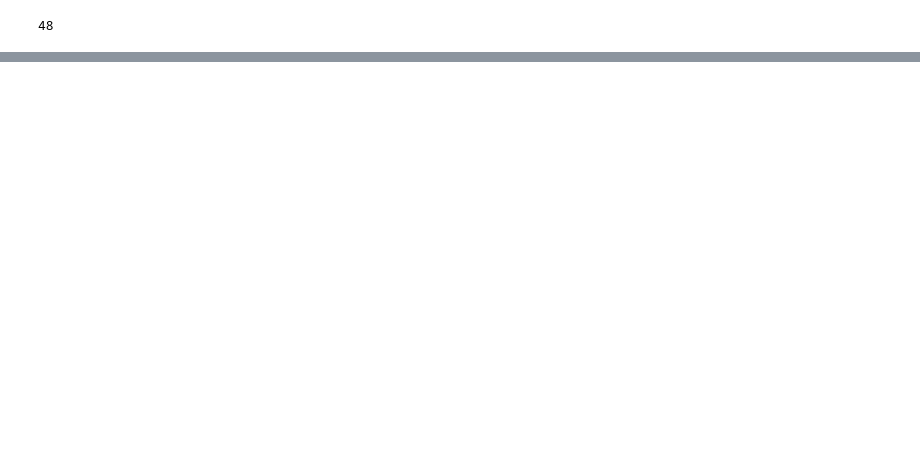
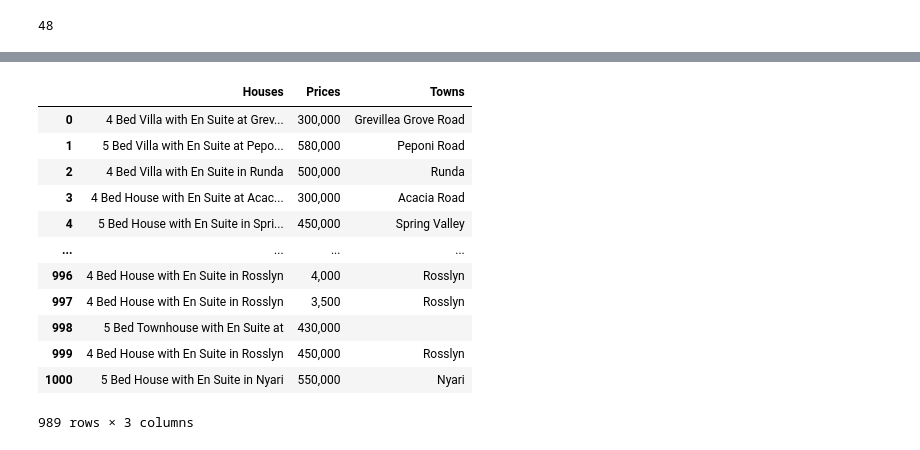
Before and after one commit to JaqenIzo/Rental_Houses_Website_Web-_Scraping_Analysis, a Jupyter notebook: Rentals/main.ipynb, the cells around one changed output, grey strips where cells are left out. Drawn from its saved outputs; the diff is of its cells as text; code cells hidden in the pictures; blank space fills up the shorter version.

```diff
--- a/Rentals/main.ipynb
+++ b/Rentals/main.ipynb
@@ -120,0 +135,16 @@ dfHouses
+# %%
+dfHouses[dfHouses['Houses'].str.contains('with')]
+# %% [output]
+|  | Houses | Prices | Towns |
+| 0 | 4 Bed Villa with En Suite at Grev... | 300,000 | Grevillea Grove Road |
+| 1 | 5 Bed Villa with En Suite at Pepo... | 580,000 | Peponi Road |
+| 2 | 4 Bed Villa with En Suite in Runda | 500,000 | Runda |
+| 3 | 4 Bed House with En Suite at Acac... | 300,000 | Acacia Road |
+| 4 | 5 Bed House with En Suite in Spri... | 450,000 | Spring Valley |
+| ... | ... | ... | ... |
+| 996 | 4 Bed House with En Suite in Rosslyn | 4,000 | Rosslyn |
+| 997 | 4 Bed House with En Suite in Rosslyn | 3,500 | Rosslyn |
+| 998 | 5 Bed Townhouse with En Suite at | 430,000 |  |
+| 999 | 4 Bed House with En Suite in Rosslyn | 450,000 | Rosslyn |
+| 1000 | 5 Bed House with En Suite in Nyari | 550,000 | Nyari |
+989 rows × 3 columns
```
Also changed, not shown: parts of 7 cells of this notebook.
